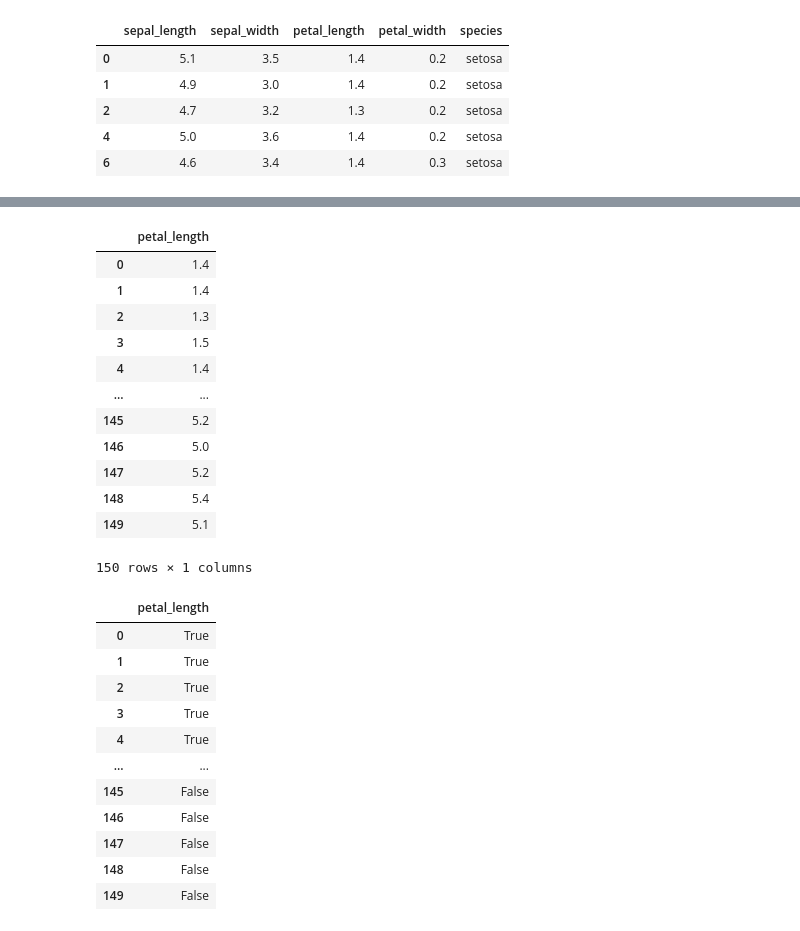
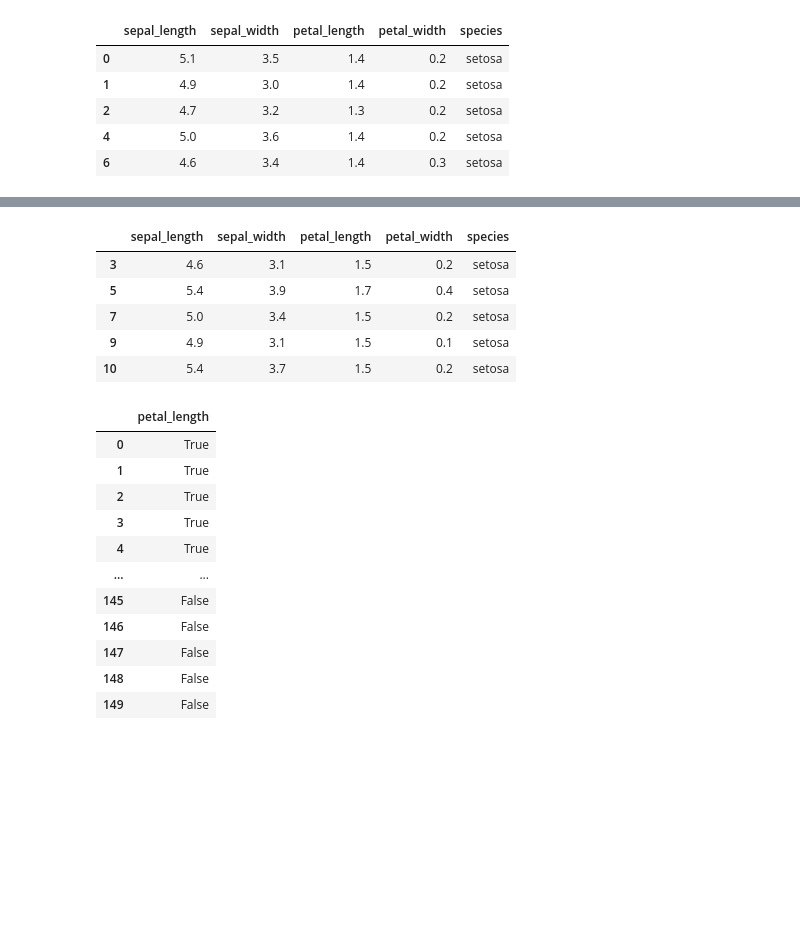
Before and after one commit to good593/course_ai, a Jupyter notebook: 1. Machine Learning/2. Data Preprocessing/2. pandas/1. Pandas 기초.ipynb, the cells around one changed output, grey strips where cells are left out. Saved outputs shown, nothing was run; the diff lists cells and outputs as text; code cells hidden in the pictures; blank space fills up the shorter version.

```diff
--- a/1. Machine Learning/2. Data Preprocessing/2. pandas/1. Pandas 기초.ipynb
+++ b/1. Machine Learning/2. Data Preprocessing/2. pandas/1. Pandas 기초.ipynb
@@ -568,19 +650,13 @@ Name: petal_length, dtype: bool
-# %%
-iris[['petal_length']] # iris['petal_length']
-# %% [output]
-|  | petal_length |
-| 0 | 1.4 |
-| 1 | 1.4 |
-| 2 | 1.3 |
-| 3 | 1.5 |
-| 4 | 1.4 |
-| ... | ... |
-| 145 | 5.2 |
-| 146 | 5.0 |
-| 147 | 5.2 |
-| 148 | 5.4 |
-| 149 | 5.1 |
-150 rows × 1 columns
+# %%
+cond = iris['petal_length'].isin([1.4,1.3])
+iris[~cond][:5]
+# %% [output]
+|  | sepal_length | sepal_width | petal_length | petal_width | species |
+| 3 | 4.6 | 3.1 | 1.5 | 0.2 | setosa |
+| 5 | 5.4 | 3.9 | 1.7 | 0.4 | setosa |
+| 7 | 5.0 | 3.4 | 1.5 | 0.2 | setosa |
+| 9 | 4.9 | 3.1 | 1.5 | 0.1 | setosa |
+| 10 | 5.4 | 3.7 | 1.5 | 0.2 | setosa |
 # %%
 cond = iris[['petal_length']].isin([1.4,1.3,1.5,1.7])
 cond
```
Also changed, not shown: parts of 53 cells of this notebook, 4 other files.
